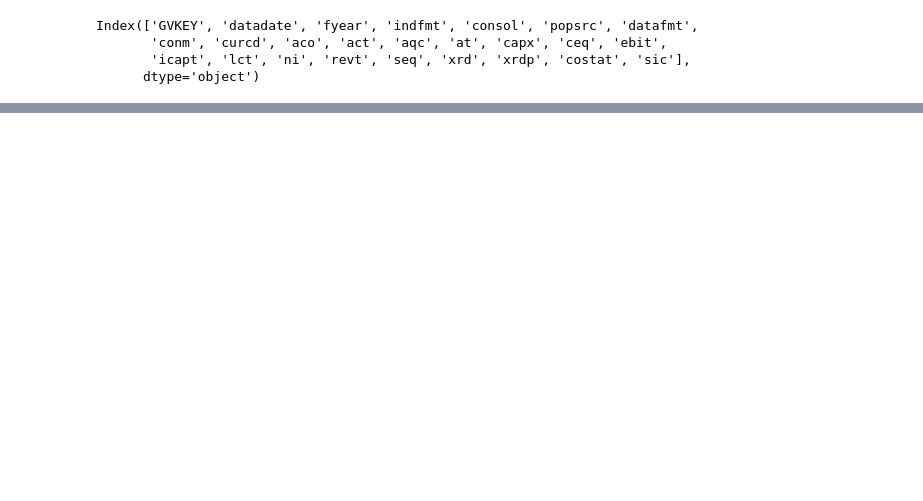
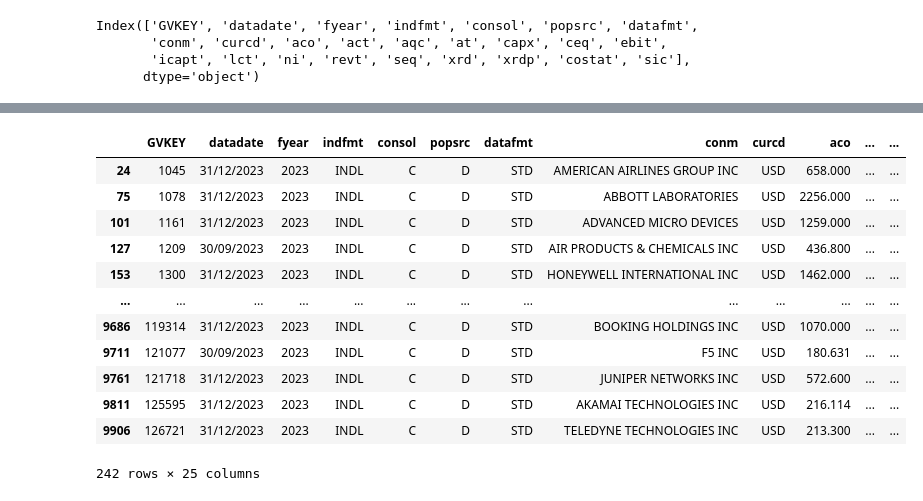
Before and after one commit to jainayushee/climate-uncertainty-corporate-investment, a Jupyter notebook: Data_Cleaning.ipynb, the cells around one changed output, grey strips where cells are left out. Saved outputs shown, nothing was run; the diff lists cells and outputs as text; code cells hidden in the pictures; blank space fills up the shorter version.

```diff
--- a/Data_Cleaning.ipynb
+++ b/Data_Cleaning.ipynb
@@ -13,0 +27,3 @@ df.shape
+# %%
+companies_to_drop = row_count_per_gvkey[row_count_per_gvkey < 25].index
+companies_to_drop
@@ -14,3 +37,5 @@ df.shape
+# %%
+df = df[~df['GVKEY'].isin(companies_to_drop)]
 # %%
 df['conm'].nunique()
 # %% [output]
@@ -57,5 +82,5 @@ len(unique_gvkeys_starting_6)
 # %%
 # Dropping all companies that have incomplete data and financial companies
 
-df_within_year_range = df[df['fyear'].between(1999, 2022)]
-df_no_sic_starting_6 = df_within_year_range[~df_within_year_range['sic'].astype(str).str.startswith('6')]
+# df_within_year_range = df[df['fyear'].between(1999, 2022)]
+df_no_sic_starting_6 = df[~df['sic'].astype(str).str.startswith('6')]
@@ -96,8 +157,10 @@ missing_lct = grouped_by_gvkey['lct'].apply(lambda x: x.isnull().sum())
 missing_companies = []
 
 for gvkey, count in missing_act.items():
-    if count != 0 and count > 1:
+    if count != 0 and count > 2:
         missing_companies.append(gvkey)
+    elif count==1:
+        lct_act = gvkey
 
 print(("{total} companies with missing act and lct values: {list}").format(total = len(missing_companies), list = missing_companies))
 # %% [output]
@@ -146,3 +266,19 @@ xrdp        2895
 costat         0
 sic            0
 dtype: int64
+# %%
+df_final[df_final['fyear'] == 2023]
+# %% [output]
+|  | GVKEY | datadate | fyear | indfmt | consol | popsrc | datafmt | conm | curcd | aco | ... | ... |
+| 24 | 1045 | 31/12/2023 | 2023 | INDL | C | D | STD | AMERICAN AIRLINES GROUP INC | USD | 658.000 | ... | ... |
+| 75 | 1078 | 31/12/2023 | 2023 | INDL | C | D | STD | ABBOTT LABORATORIES | USD | 2256.000 | ... | ... |
+| 101 | 1161 | 31/12/2023 | 2023 | INDL | C | D | STD | ADVANCED MICRO DEVICES | USD | 1259.000 | ... | ... |
+| 127 | 1209 | 30/09/2023 | 2023 | INDL | C | D | STD | AIR PRODUCTS & CHEMICALS INC | USD | 436.800 | ... | ... |
+| 153 | 1300 | 31/12/2023 | 2023 | INDL | C | D | STD | HONEYWELL INTERNATIONAL INC | USD | 1462.000 | ... | ... |
+| ... | ... | ... | ... | ... | ... | ... | ... | ... | ... | ... | ... | ... |
+| 9686 | 119314 | 31/12/2023 | 2023 | INDL | C | D | STD | BOOKING HOLDINGS INC | USD | 1070.000 | ... | ... |
+| 9711 | 121077 | 30/09/2023 | 2023 | INDL | C | D | STD | F5 INC | USD | 180.631 | ... | ... |
+| 9761 | 121718 | 31/12/2023 | 2023 | INDL | C | D | STD | JUNIPER NETWORKS INC | USD | 572.600 | ... | ... |
+| 9811 | 125595 | 31/12/2023 | 2023 | INDL | C | D | STD | AKAMAI TECHNOLOGIES INC | USD | 216.114 | ... | ... |
+| 9906 | 126721 | 31/12/2023 | 2023 | INDL | C | D | STD | TELEDYNE TECHNOLOGIES INC | USD | 213.300 | ... | ... |
+242 rows × 25 columns
```
Also changed, not shown: parts of 34 cells of this notebook, 6 other files.
